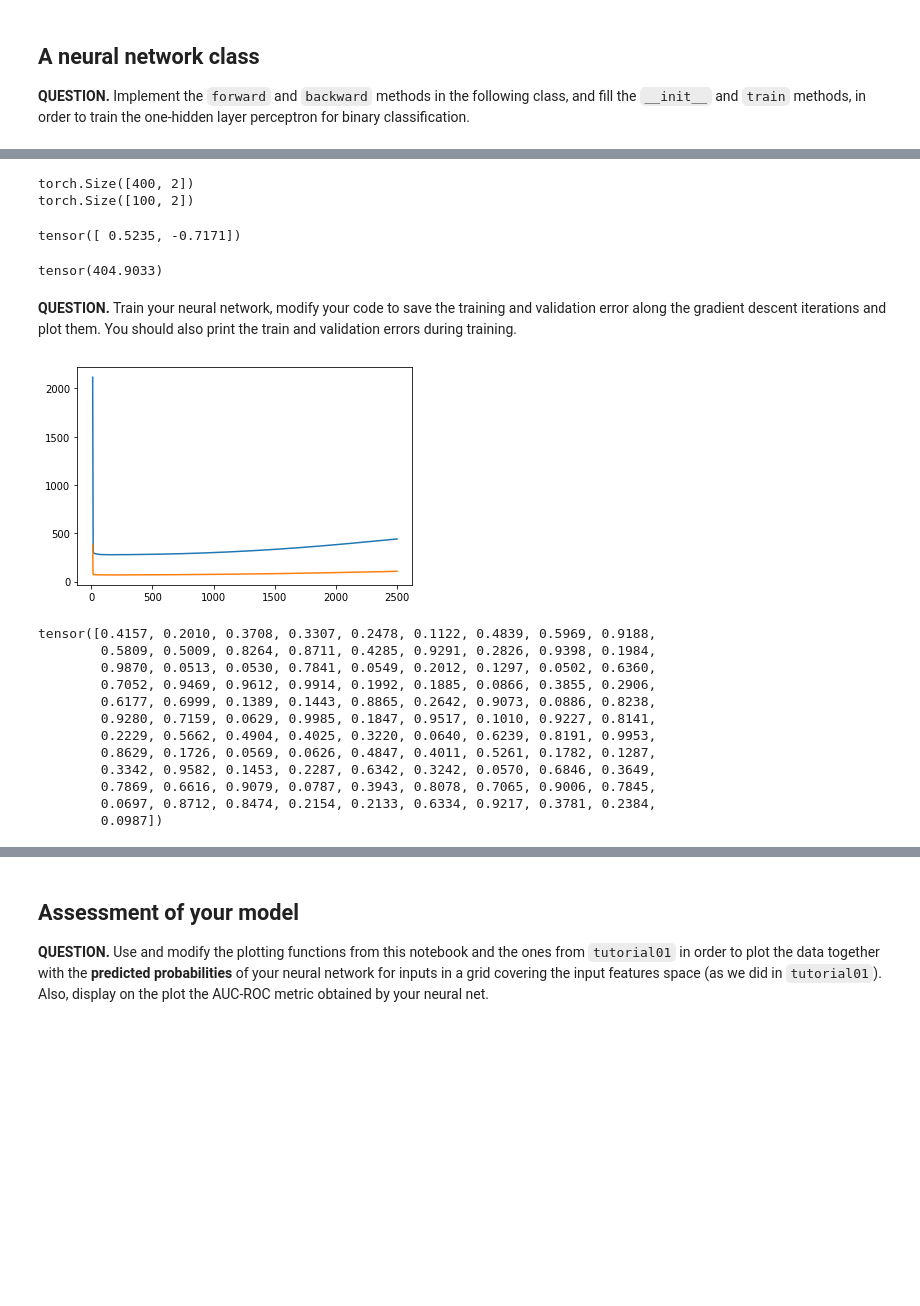
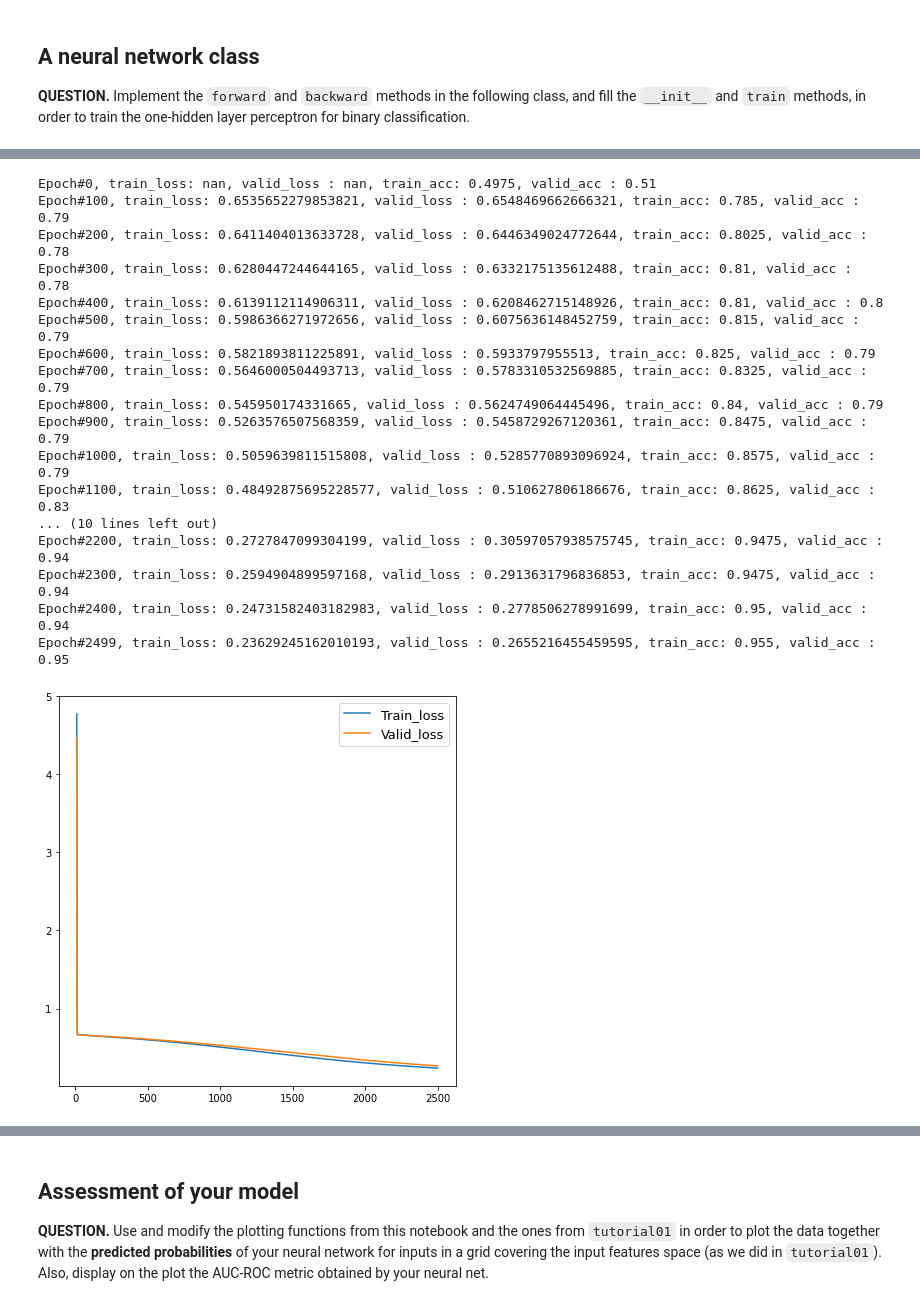
Before and after one commit to dnduong/deep_learning, a Jupyter notebook: tutorial03a_nguyen_sofia.ipynb, the cells around one changed output, grey strips where cells are left out. Drawn from its saved outputs; the diff is of its cells as text; code cells hidden in the pictures; blank space fills up the shorter version.

```diff
--- a/tutorial03a_nguyen_sofia.ipynb
+++ b/tutorial03a_nguyen_sofia.ipynb
@@ -200,34 +246,33 @@ X_train_torch = torch.from_numpy(X_train).float()
 y_train_torch = torch.from_numpy(y_train).float()
 X_valid_torch = torch.from_numpy(X_test).float()
 y_valid_torch = torch.from_numpy(y_test).float()
-# %%
-print(X_train_torch.shape)
-print(X_valid_torch.shape)
-# %% [output]
-torch.Size([400, 2])
-torch.Size([100, 2])
-# %%
-X_train_torch[0]
-# %% [output]
-tensor([ 0.5235, -0.7171])
-# %%
-nn = NeuralNetwork(2,4,1)
-nn.forward(X_train_torch)
-print(nn.cross_entropy_loss(y_train_torch,nn.y_hat))
-# %% [output]
-tensor(404.9033)
-# %% [markdown]
-**QUESTION.** Train your neural network, modify your code to save the training and validation error along the gradient descent iterations and plot them. You should also print the train and validation errors during training.
 # %%
 nn = NeuralNetwork(2, 128, 1)
 
-p_hat = nn.train(
+p_hat,output = nn.train(
     X_train_torch,
     y_train_torch,
     X_valid_torch,
     y_valid_torch,
     epochs=2500,
     learning_rate=0.1
 )
 # %% [output]
+Epoch#0, train_loss: nan, valid_loss : nan, train_acc: 0.4975, valid_acc : 0.51
+Epoch#100, train_loss: 0.6535652279853821, valid_loss : 0.6548469662666321, train_acc: 0.785, valid_acc : 0.79
+Epoch#200, train_loss: 0.6411404013633728, valid_loss : 0.6446349024772644, train_acc: 0.8025, valid_acc : 0.78
+Epoch#300, train_loss: 0.6280447244644165, valid_loss : 0.6332175135612488, train_acc: 0.81, valid_acc : 0.78
+Epoch#400, train_loss: 0.6139112114906311, valid_loss : 0.6208462715148926, train_acc: 0.81, valid_acc : 0.8
+Epoch#500, train_loss: 0.5986366271972656, valid_loss : 0.6075636148452759, train_acc: 0.815, valid_acc : 0.79
+Epoch#600, train_loss: 0.5821893811225891, valid_loss : 0.5933797955513, train_acc: 0.825, valid_acc : 0.79
+Epoch#700, train_loss: 0.5646000504493713, valid_loss : 0.5783310532569885, train_acc: 0.8325, valid_acc : 0.79
+Epoch#800, train_loss: 0.545950174331665, valid_loss : 0.5624749064445496, train_acc: 0.84, valid_acc : 0.79
+Epoch#900, train_loss: 0.5263576507568359, valid_loss : 0.5458729267120361, train_acc: 0.8475, valid_acc : 0.79
+Epoch#1000, train_loss: 0.5059639811515808, valid_loss : 0.5285770893096924, train_acc: 0.8575, valid_acc : 0.79
+Epoch#1100, train_loss: 0.48492875695228577, valid_loss : 0.510627806186676, train_acc: 0.8625, valid_acc : 0.83
+... (10 lines left out)
+Epoch#2200, train_loss: 0.2727847099304199, valid_loss : 0.30597057938575745, train_acc: 0.9475, valid_acc : 0.94
+Epoch#2300, train_loss: 0.2594904899597168, valid_loss : 0.2913631796836853, train_acc: 0.9475, valid_acc : 0.94
+Epoch#2400, train_loss: 0.24731582403182983, valid_loss : 0.2778506278991699, train_acc: 0.95, valid_acc : 0.94
+Epoch#2499, train_loss: 0.23629245162010193, valid_loss : 0.2655216455459595, train_acc: 0.955, valid_acc : 0.95
-[figure, old version]
+[figure, new version]
@@ -236,15 +278,0 @@ p_hat = p_hat.squeeze()
-# %%
-p_hat
-# %% [output]
-tensor([0.4157, 0.2010, 0.3708, 0.3307, 0.2478, 0.1122, 0.4839, 0.5969, 0.9188,
-        0.5809, 0.5009, 0.8264, 0.8711, 0.4285, 0.9291, 0.2826, 0.9398, 0.1984,
-        0.9870, 0.0513, 0.0530, 0.7841, 0.0549, 0.2012, 0.1297, 0.0502, 0.6360,
-        0.7052, 0.9469, 0.9612, 0.9914, 0.1992, 0.1885, 0.0866, 0.3855, 0.2906,
-        0.6177, 0.6999, 0.1389, 0.1443, 0.8865, 0.2642, 0.9073, 0.0886, 0.8238,
-        0.9280, 0.7159, 0.0629, 0.9985, 0.1847, 0.9517, 0.1010, 0.9227, 0.8141,
-        0.2229, 0.5662, 0.4904, 0.4025, 0.3220, 0.0640, 0.6239, 0.8191, 0.9953,
-        0.8629, 0.1726, 0.0569, 0.0626, 0.4847, 0.4011, 0.5261, 0.1782, 0.1287,
-        0.3342, 0.9582, 0.1453, 0.2287, 0.6342, 0.3242, 0.0570, 0.6846, 0.3649,
-        0.7869, 0.6616, 0.9079, 0.0787, 0.3943, 0.8078, 0.7065, 0.9006, 0.7845,
-        0.0697, 0.8712, 0.8474, 0.2154, 0.2133, 0.6334, 0.9217, 0.3781, 0.2384,
-        0.0987])
```
Also changed, not shown: parts of 12 cells of this notebook.
